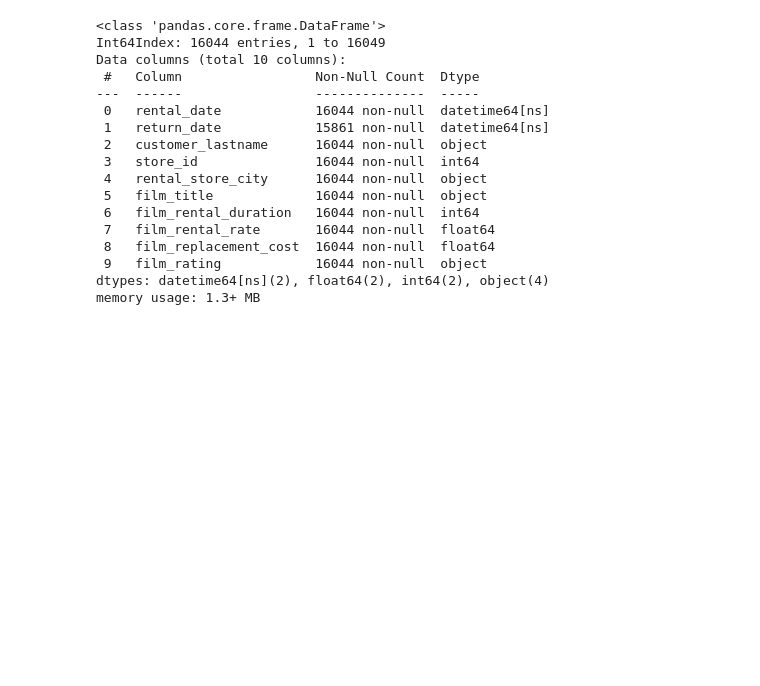
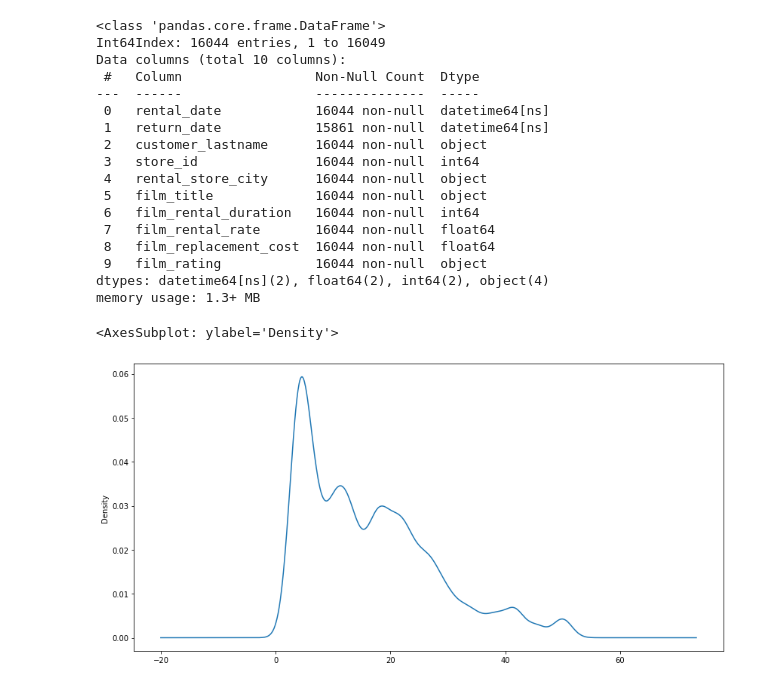
Before and after one commit to c-blomquist/Data-Analysis-Learning, a Jupyter notebook: Sakila_database_example.ipynb, the cells around one changed output. Drawn from its saved outputs; the diff is of its cells as text; code cells hidden in the pictures; blank space fills up the shorter version.

```diff
--- a/Sakila_database_example.ipynb
+++ b/Sakila_database_example.ipynb
@@ -58,3 +58,10 @@ Data columns (total 10 columns):
  9   film_rating            16044 non-null  object
 dtypes: datetime64[ns](2), float64(2), int64(2), object(4)
 memory usage: 1.3+ MB
+# %%
+# looking to see the cost of replacing a film in comparison to its rental rate to see films that would be expensive to replace
+dvd_df['rental_gain_on_return'] = dvd_df['film_rental_rate'] / dvd_df['film_replacement_cost'] * 100
+dvd_df['rental_gain_on_return'].plot(kind='density', figsize=(14,7))
+# %% [output]
+<AxesSubplot: ylabel='Density'>
+[figure, added]
```
Also changed, not shown: parts of 5 cells of this notebook.
